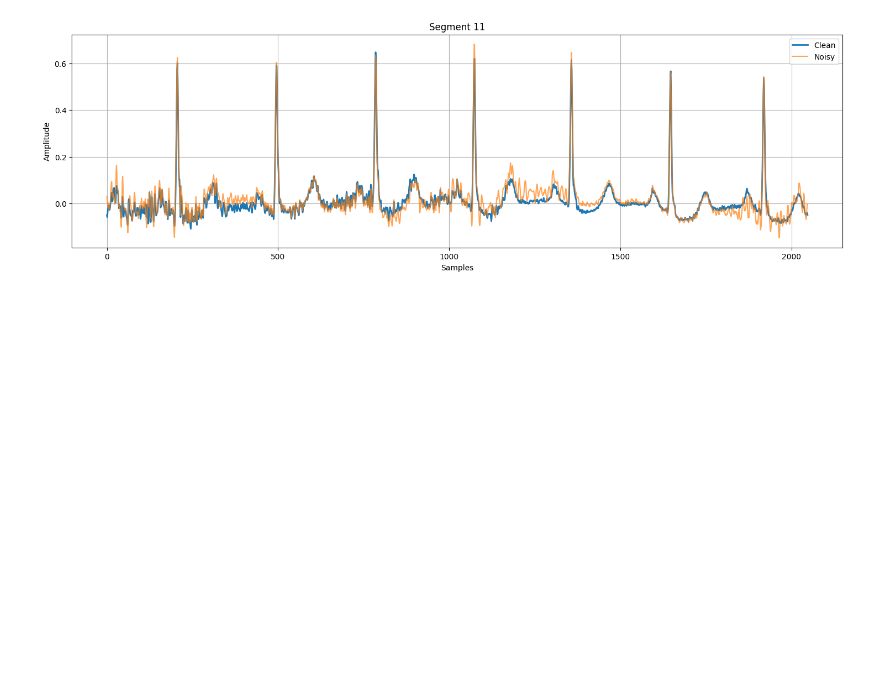
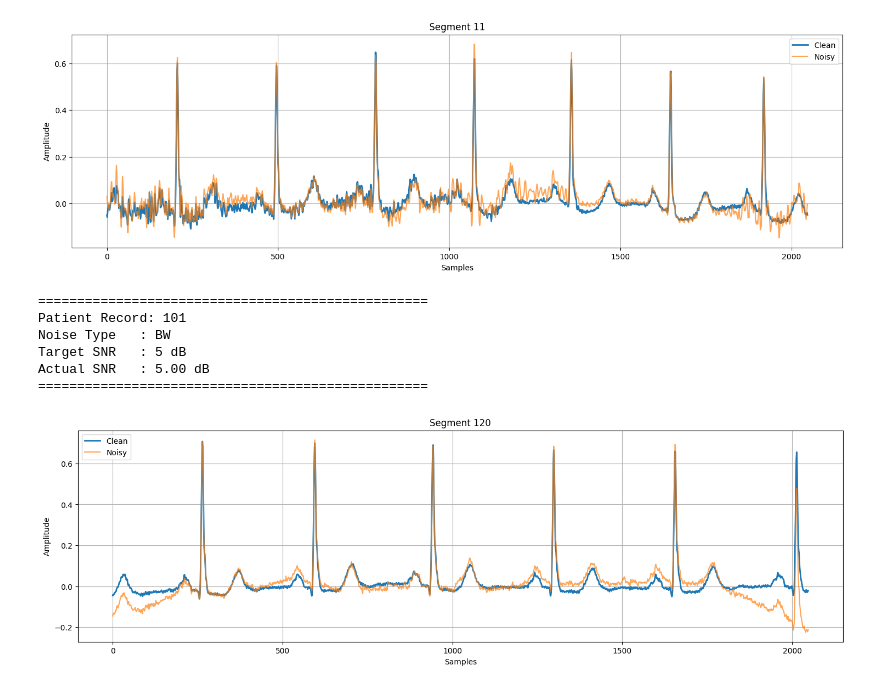
Before and after one commit to halashaheen/CAE-For-ECG-denoising, a Jupyter notebook: ECG_Denoiser_and_Classifier_via_CAE.ipynb, the cells around one changed output. Saved outputs shown, nothing was run; the diff lists cells and outputs as text; code cells hidden in the pictures; blank space fills up the shorter version.

```diff
--- a/ECG_Denoiser_and_Classifier_via_CAE.ipynb
+++ b/ECG_Denoiser_and_Classifier_via_CAE.ipynb
@@ -917,20 +902,20 @@ Datasets saved successfully!
 # QUICK RELOAD TEST
 # =========================
 
-x_train_reload = np.load(
+x_train = np.load(
     os.path.join(SAVE_DIR, "x_train.npy")
 )
 
-y_train_reload = np.load(
+y_train = np.load(
     os.path.join(SAVE_DIR, "y_train.npy")
 )
 
-train_metadata_reload = load_metadata(os.path.join(SAVE_DIR, "train_metadata.pkl"))
+train_metadata = load_metadata(os.path.join(SAVE_DIR, "train_metadata.pkl"))
 
 print("\nReload successful!")
-print(x_train_reload.shape)
-print(y_train_reload.shape)
-print(len(train_metadata_reload))
+print(x_train.shape)
+print(y_train.shape)
+print(len(train_metadata))
 # %% [output]
 Reload successful!
 (22788, 1, 2048)
@@ -996,3 +981,18 @@ Target SNR   : 10 dB
 Actual SNR   : 10.00 dB
 ==================================================
 [figure]
+# %%
+compare_segment(
+    y_train,
+    x_train,
+    train_metadata,
+    segment_index=120
+)
+# %% [output]
+==================================================
+Patient Record: 101
+Noise Type   : BW
+Target SNR   : 5 dB
+Actual SNR   : 5.00 dB
+==================================================
+[figure, added]
```
Also changed, not shown: parts of 45 cells of this notebook.
